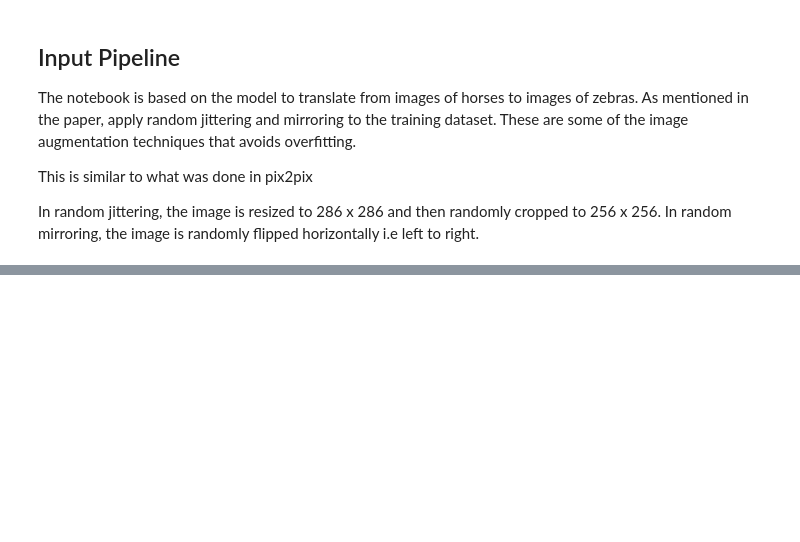
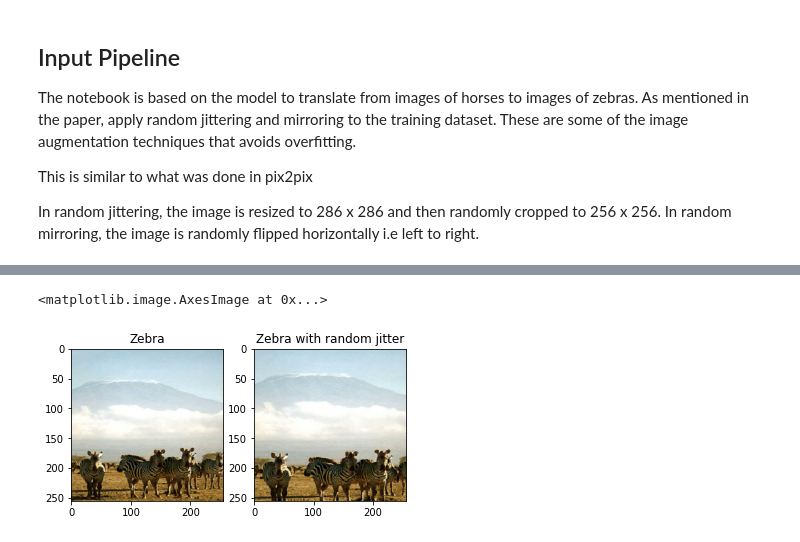
Before and after one commit to RAIERIN/kaggle-projects, a Jupyter notebook: CycleGan.ipynb, the cells around one changed output, grey strips where cells are left out. Cells and saved outputs as stored; diff of their text form; code cells hidden in the pictures; blank space fills up the shorter version.

```diff
--- a/CycleGan.ipynb
+++ b/CycleGan.ipynb
@@ -59,0 +124,11 @@ dataset, metadata = tfds
+# %%
+plt.subplot(121)
+plt.title('Zebra')
+plt.imshow(sample_zebra[0] * 0.5 + 0.5)
+
+plt.subplot(122)
+plt.title('Zebra with random jitter')
+plt.imshow(random_jitter(sample_zebra[0]) * 0.5 + 0.5)
+# %% [output]
+<matplotlib.image.AxesImage at 0x...>
+[figure, added]
```
Also changed, not shown: parts of 19 cells of this notebook.
